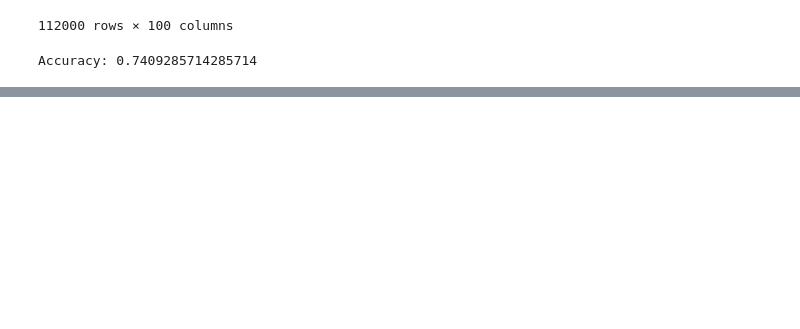
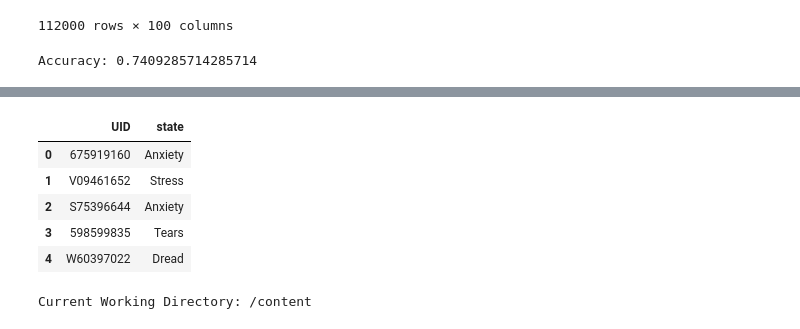
Before and after one commit to Sudeesh07/chinese-number-identification, a Jupyter notebook: hellweek.ipynb, the cells around one changed output, grey strips where cells are left out. Drawn from its saved outputs; the diff is of its cells as text; code cells hidden in the pictures; blank space fills up the shorter version.

```diff
--- a/hellweek.ipynb
+++ b/hellweek.ipynb
@@ -183,0 +215,2 @@ Accuracy: 0.7409285714285714
+# %%
+y_pred = rf_classifier.predict(df_test_cleaned)
@@ -183,0 +221,13 @@ Accuracy: 0.7409285714285714
+# %%
+y_pred = le.inverse_transform(y_pred)
+# %%
+submission = pd.DataFrame({"UID": df_test['UID'], "state": y_pred})
+# %%
+submission.head()
+# %% [output]
+|  | UID | state |
+| 0 | 675919160 | Anxiety |
+| 1 | V09461652 | Stress |
+| 2 | S75396644 | Anxiety |
+| 3 | 598599835 | Tears |
+| 4 | W60397022 | Dread |
@@ -183,0 +236,7 @@ Accuracy: 0.7409285714285714
+# %%
+import os
+
+current_directory = os.getcwd()
+print("Current Working Directory:", current_directory)
+# %% [output]
+Current Working Directory: /content
```
Also changed, not shown: parts of 4 cells of this notebook.
